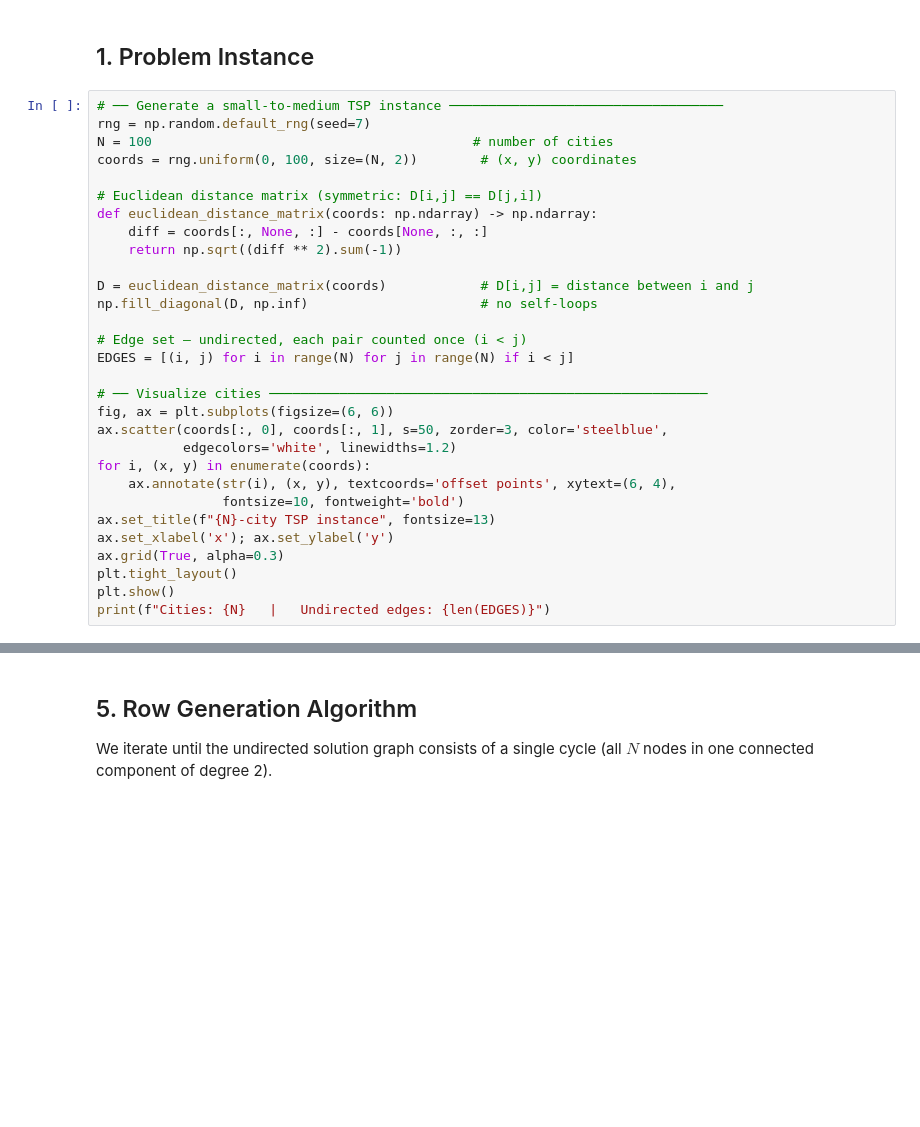
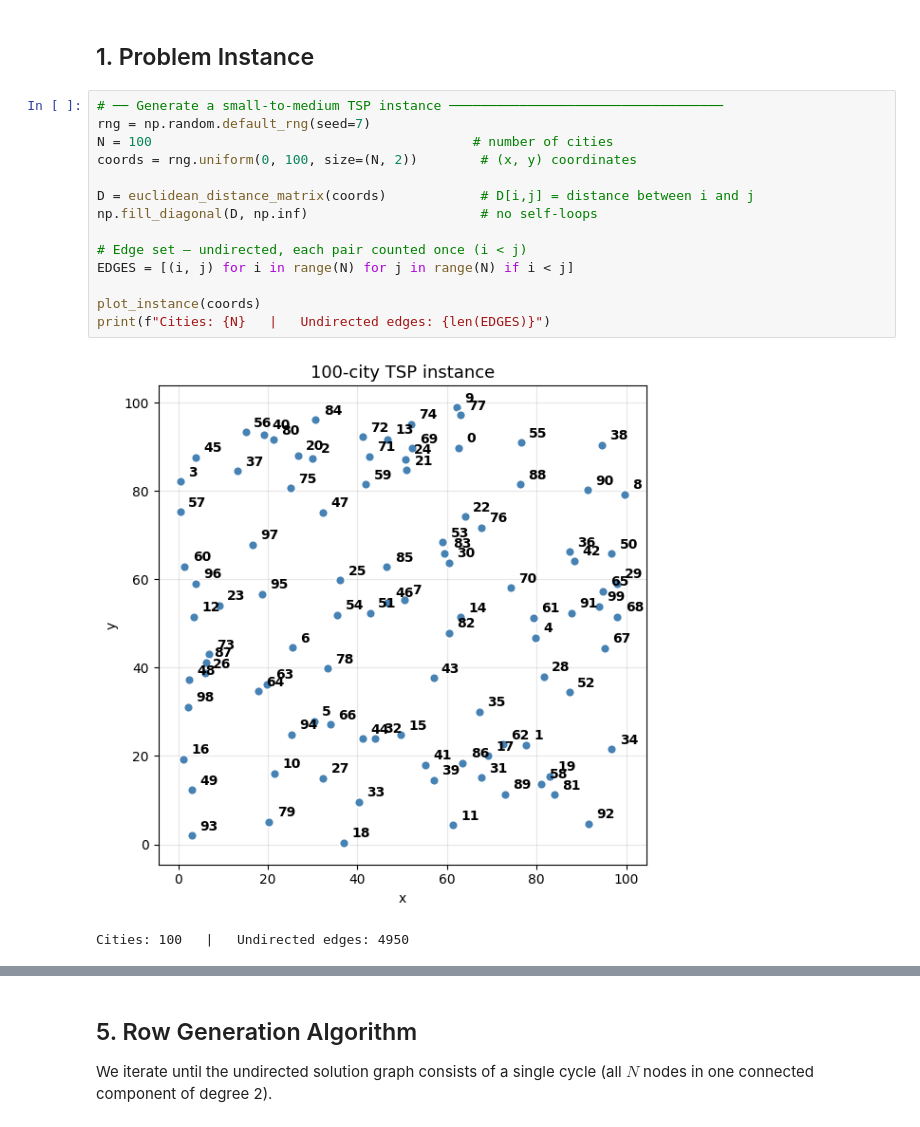
Before and after one commit to 1ozturkbe/tsp, a Jupyter notebook: tsp_row_generation.ipynb, the cells around one changed output, grey strips where cells are left out. Drawn from its saved outputs; the diff is of its cells as text; blank space fills up the shorter version.

```diff
--- a/tsp_row_generation.ipynb
+++ b/tsp_row_generation.ipynb
@@ -61,35 +67,22 @@ except Exception as e:
 # %% [markdown]
 ## 1. Problem Instance
-# %%
-# ── Generate a small-to-medium TSP instance ───────────────────────────────────
-rng = np.random.default_rng(seed=7)
-N = 100                                         # number of cities
-coords = rng.uniform(0, 100, size=(N, 2))        # (x, y) coordinates
-
-# Euclidean distance matrix (symmetric: D[i,j] == D[j,i])
-def euclidean_distance_matrix(coords: np.ndarray) -> np.ndarray:
-    diff = coords[:, None, :] - coords[None, :, :]
-    return np.sqrt((diff ** 2).sum(-1))
-
-D = euclidean_distance_matrix(coords)            # D[i,j] = distance between i and j
-np.fill_diagonal(D, np.inf)                      # no self-loops
-
-# Edge set — undirected, each pair counted once (i < j)
-EDGES = [(i, j) for i in range(N) for j in range(N) if i < j]
-
-# ── Visualize cities ────────────────────────────────────────────────────────
-fig, ax = plt.subplots(figsize=(6, 6))
-ax.scatter(coords[:, 0], coords[:, 1], s=50, zorder=3, color='steelblue',
-           edgecolors='white', linewidths=1.2)
-for i, (x, y) in enumerate(coords):
-    ax.annotate(str(i), (x, y), textcoords='offset points', xytext=(6, 4),
-                fontsize=10, fontweight='bold')
-ax.set_title(f"{N}-city TSP instance", fontsize=13)
-ax.set_xlabel('x'); ax.set_ylabel('y')
-ax.grid(True, alpha=0.3)
-plt.tight_layout()
-plt.show()
-print(f"Cities: {N}   |   Undirected edges: {len(EDGES)}")
+# %%
+# ── Generate a small-to-medium TSP instance ───────────────────────────────────
+rng = np.random.default_rng(seed=7)
+N = 100                                         # number of cities
+coords = rng.uniform(0, 100, size=(N, 2))        # (x, y) coordinates
+
+D = euclidean_distance_matrix(coords)            # D[i,j] = distance between i and j
+np.fill_diagonal(D, np.inf)                      # no self-loops
+
+# Edge set — undirected, each pair counted once (i < j)
+EDGES = [(i, j) for i in range(N) for j in range(N) if i < j]
+
+plot_instance(coords)
+print(f"Cities: {N}   |   Undirected edges: {len(EDGES)}")
+# %% [output]
+[figure, added]
+Cities: 100   |   Undirected edges: 4950
 # %% [markdown]
 ## 2. Master Problem
 
```
Also changed, not shown: parts of 14 cells of this notebook, 8 other files.
